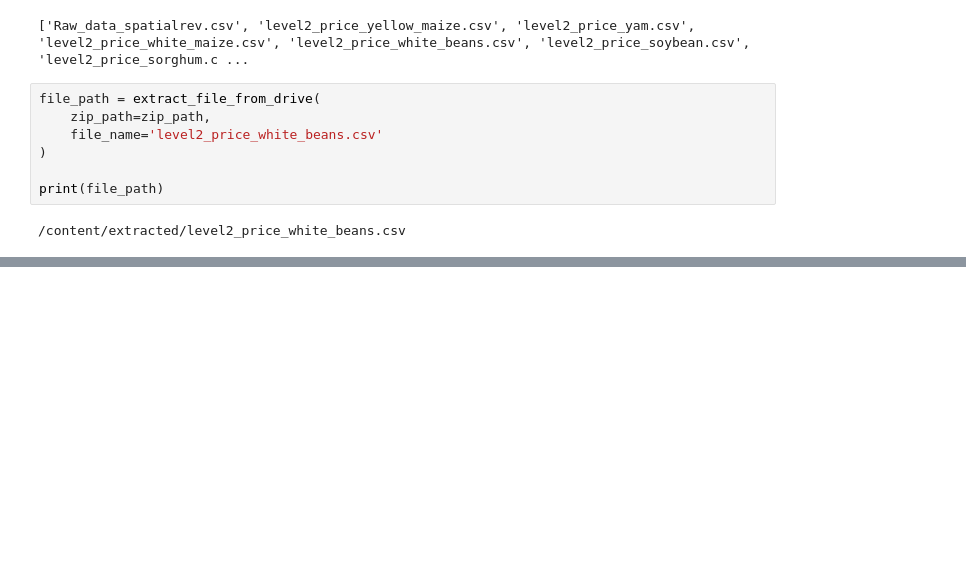
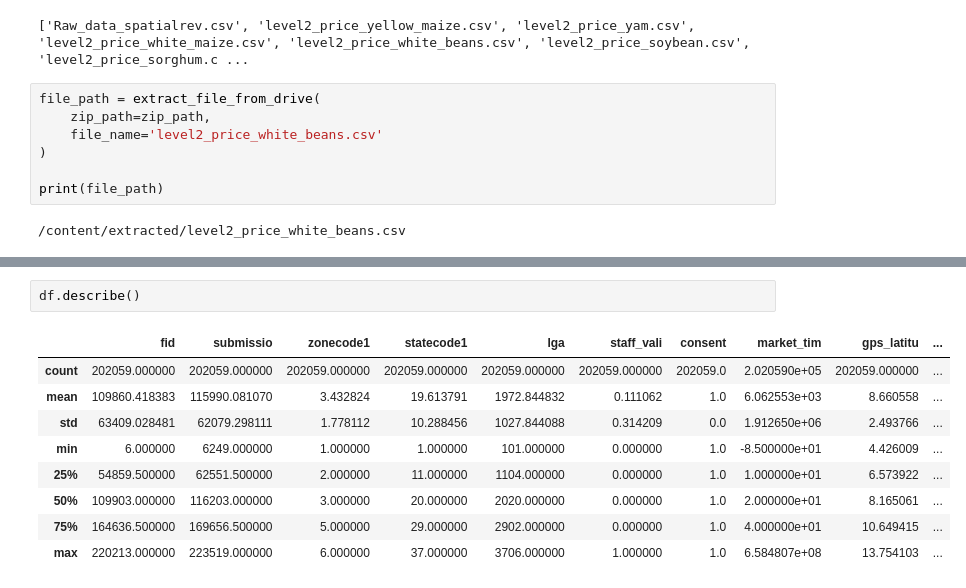
Before and after one commit to starsyntaxx/MarketIQ, a Jupyter notebook: notebooks/01_data_understanding.ipynb, the cells around one changed output, grey strips where cells are left out. Cells and saved outputs as stored; diff of their text form; blank space fills up the shorter version.

```diff
--- a/notebooks/01_data_understanding.ipynb
+++ b/notebooks/01_data_understanding.ipynb
@@ -63,0 +134,12 @@ df.head()
+# %%
+df.describe()
+# %% [output]
+|  | fid | submissio | zonecode1 | statecode1 | lga | staff_vali | consent | market_tim | gps_latitu | ... |
+| count | 202059.000000 | 202059.000000 | 202059.000000 | 202059.000000 | 202059.000000 | 202059.000000 | 202059.0 | 2.020590e+05 | 202059.000000 | ... |
+| mean | 109860.418383 | 115990.081070 | 3.432824 | 19.613791 | 1972.844832 | 0.111062 | 1.0 | 6.062553e+03 | 8.660558 | ... |
+| std | 63409.028481 | 62079.298111 | 1.778112 | 10.288456 | 1027.844088 | 0.314209 | 0.0 | 1.912650e+06 | 2.493766 | ... |
+| min | 6.000000 | 6249.000000 | 1.000000 | 1.000000 | 101.000000 | 0.000000 | 1.0 | -8.500000e+01 | 4.426009 | ... |
+| 25% | 54859.500000 | 62551.500000 | 2.000000 | 11.000000 | 1104.000000 | 0.000000 | 1.0 | 1.000000e+01 | 6.573922 | ... |
+| 50% | 109903.000000 | 116203.000000 | 3.000000 | 20.000000 | 2020.000000 | 0.000000 | 1.0 | 2.000000e+01 | 8.165061 | ... |
+| 75% | 164636.500000 | 169656.500000 | 5.000000 | 29.000000 | 2902.000000 | 0.000000 | 1.0 | 4.000000e+01 | 10.649415 | ... |
+| max | 220213.000000 | 223519.000000 | 6.000000 | 37.000000 | 3706.000000 | 1.000000 | 1.0 | 6.584807e+08 | 13.754103 | ... |
```
Also changed, not shown: parts of 3 cells of this notebook.
